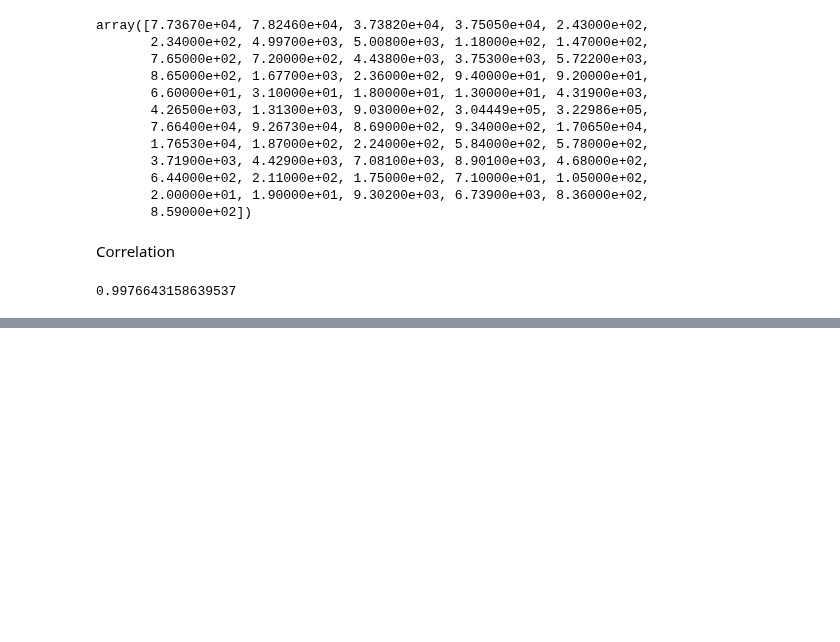
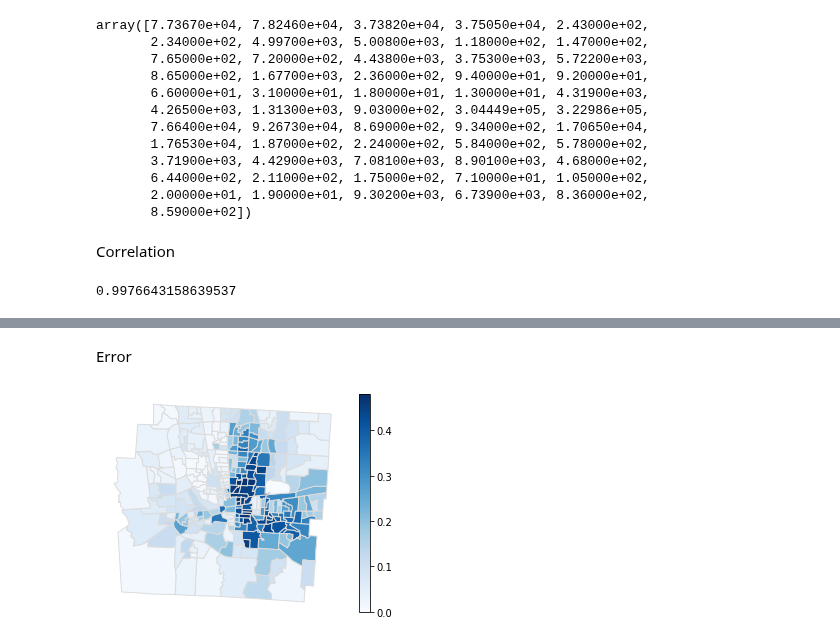
Before and after one commit to linyuehzzz/synthetic-populations, a Jupyter notebook: franklin_microdata_v2.ipynb, the cells around one changed output, grey strips where cells are left out. Drawn from its saved outputs; the diff is of its cells as text; code cells hidden in the pictures; blank space fills up the shorter version.

```diff
--- a/franklin_microdata_v2.ipynb
+++ b/franklin_microdata_v2.ipynb
@@ -689,0 +738,27 @@ fig.set(xlabel="Population Count\nACS PUMS", ylabel="Synthetic Data\nPopulation
+# %% [markdown]
+Error
+# %%
+# microdata after differential privacy
+import numpy as np
+import geopandas as gpd
+import pandas as pd
+
+filename_hist_dp = 'data/franklin/microdata/franklin_tract10_dp.csv'
+hist_dp = pd.read_csv(filename_hist_dp)
+hist_dp["TRACT"] = hist_dp["TRACT"].astype(str)
+
+x = 1
+x = '{number:0{width}d}'.format(width=2, number=x)
+col_names = [col for col in hist_dp.columns if x in col[6:8]]
+hist_dp["new_dp"] = hist_dp[col_names].sum(axis=1)
+hist_dp["sum_dp"] = hist_dp[hist_dp.columns[1:]].sum(axis=1)
+hist_dp["new_dp"] = hist_dp["new_dp"] / hist_dp["sum_dp"]
+
+filename_gdf = 'data/franklin/geo/tl_2010_39049_tract10.shp'
+gdf = gpd.read_file(filename_gdf)
+gdf = gdf.set_index('GEOID10').join(hist_dp.set_index('TRACT'))
+
+ax = gdf.plot(column='new_dp', legend=True, cmap='Blues', edgecolor='gainsboro')
+ax.set_axis_off()
+# %% [output]
+[figure, added]
```
Also changed, not shown: parts of 8 cells of this notebook, 42 other files.
